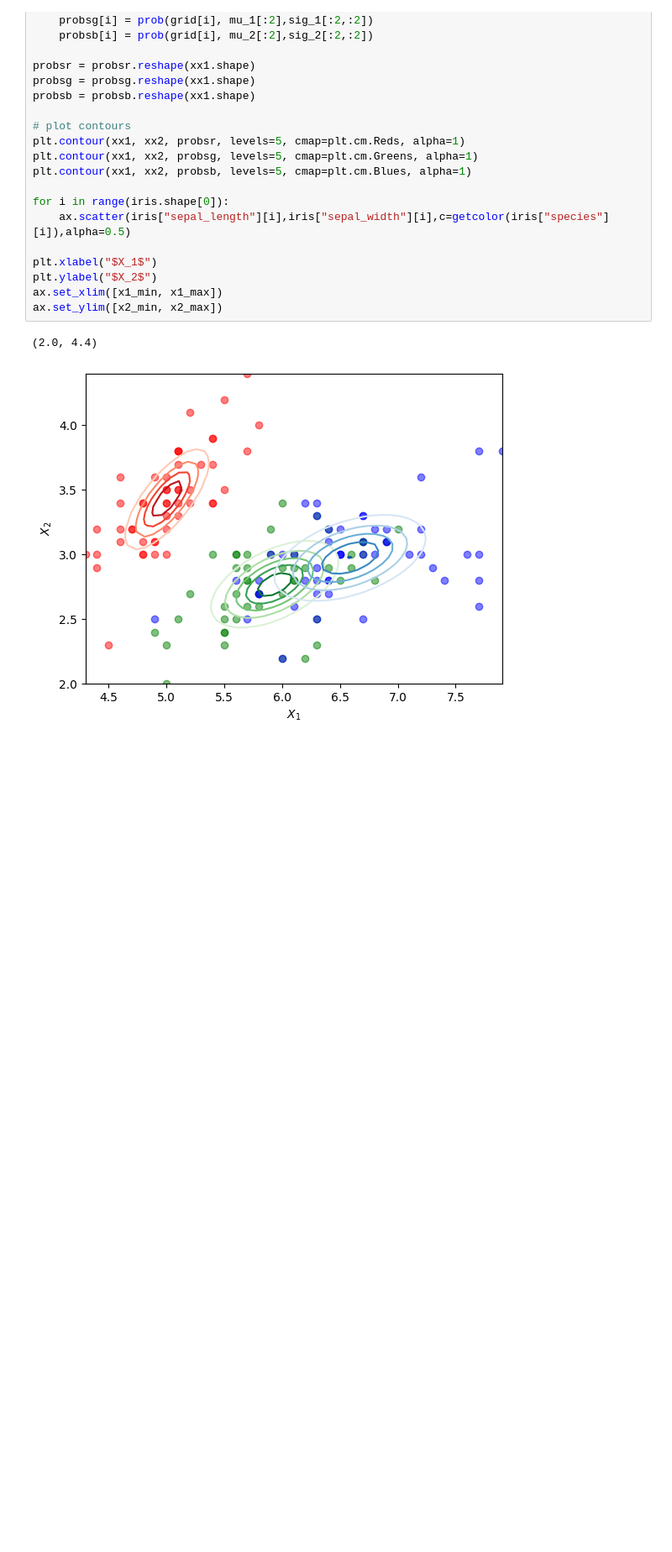
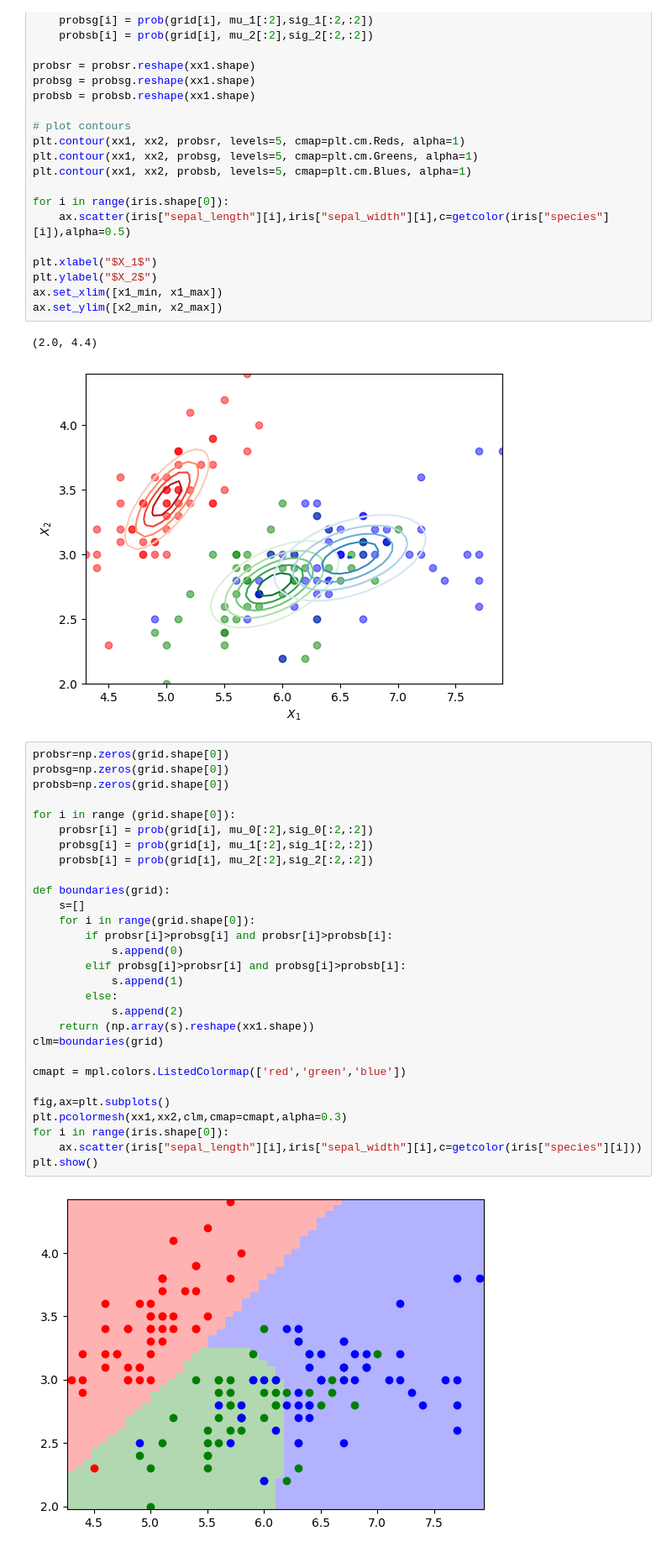
Before and after one commit to Lomiig/GDA-from-scratch, a Jupyter notebook: GDA.ipynb, the cells around one changed output. Shown at 84% size. Cells and saved outputs as stored; diff of their text form; blank space fills up the shorter version.

```diff
--- a/GDA.ipynb
+++ b/GDA.ipynb
@@ -157,3 +158,34 @@ ax.set_ylim([x2_min, x2_max])
 # %% [output]
 (2.0, 4.4)
 [figure]
+# %%
+probsr=np.zeros(grid.shape[0])
+probsg=np.zeros(grid.shape[0])
+probsb=np.zeros(grid.shape[0])
+
+for i in range (grid.shape[0]):
+    probsr[i] = prob(grid[i], mu_0[:2],sig_0[:2,:2])
+    probsg[i] = prob(grid[i], mu_1[:2],sig_1[:2,:2])
+    probsb[i] = prob(grid[i], mu_2[:2],sig_2[:2,:2])
+
+def boundaries(grid):
+    s=[]
+    for i in range(grid.shape[0]):
+        if probsr[i]>probsg[i] and probsr[i]>probsb[i]:
+            s.append(0)
+        elif probsg[i]>probsr[i] and probsg[i]>probsb[i]:
+            s.append(1)
+        else:
+            s.append(2)
+    return (np.array(s).reshape(xx1.shape))
+clm=boundaries(grid)
+
+cmapt = mpl.colors.ListedColormap(['red','green','blue'])
+
+fig,ax=plt.subplots()
+plt.pcolormesh(xx1,xx2,clm,cmap=cmapt,alpha=0.3)
+for i in range(iris.shape[0]):
+    ax.scatter(iris["sepal_length"][i],iris["sepal_width"][i],c=getcolor(iris["species"][i]))
+plt.show()
+# %% [output]
+[figure, added]
```
Also changed, not shown: parts of 2 cells of this notebook.
